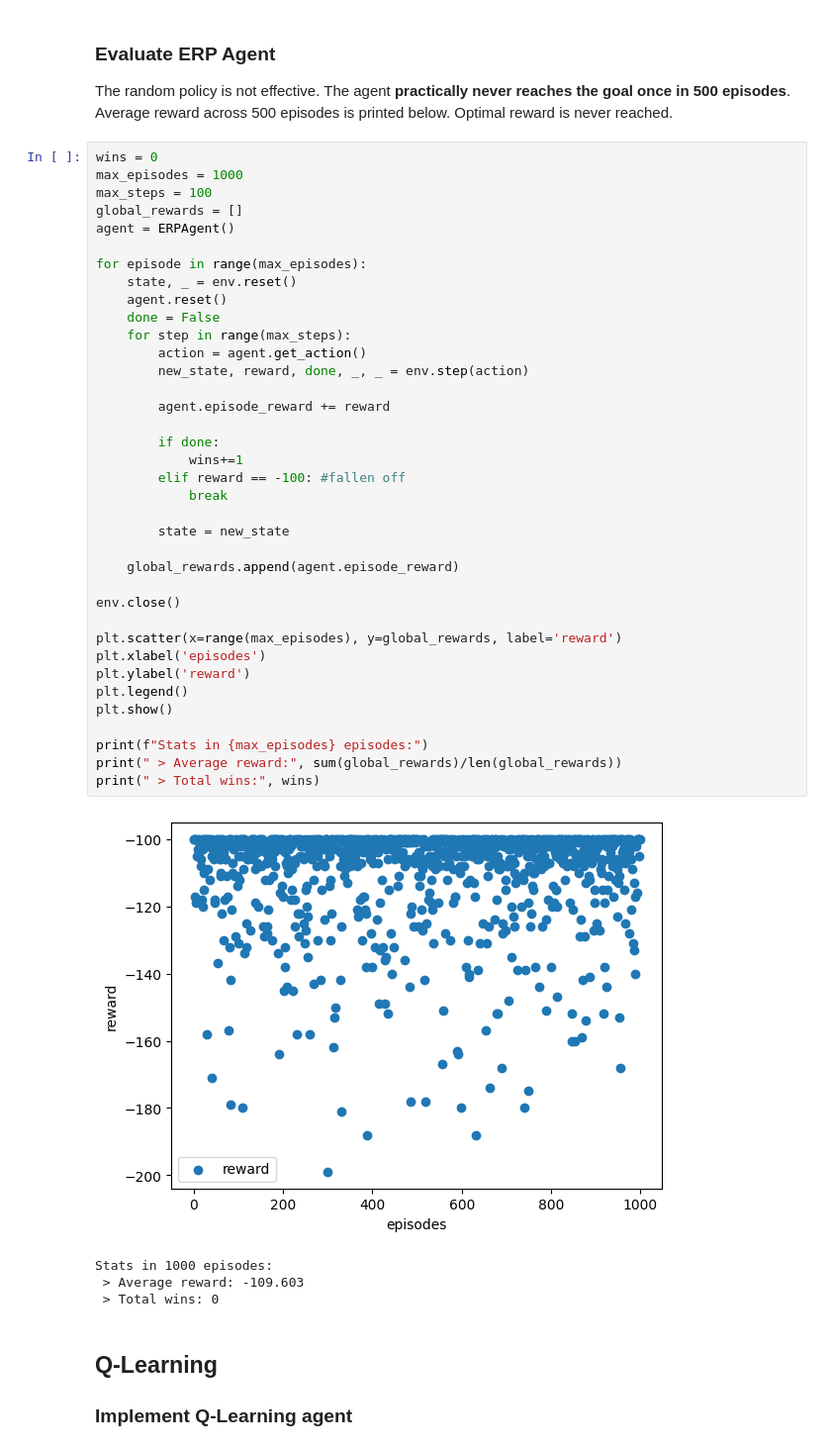
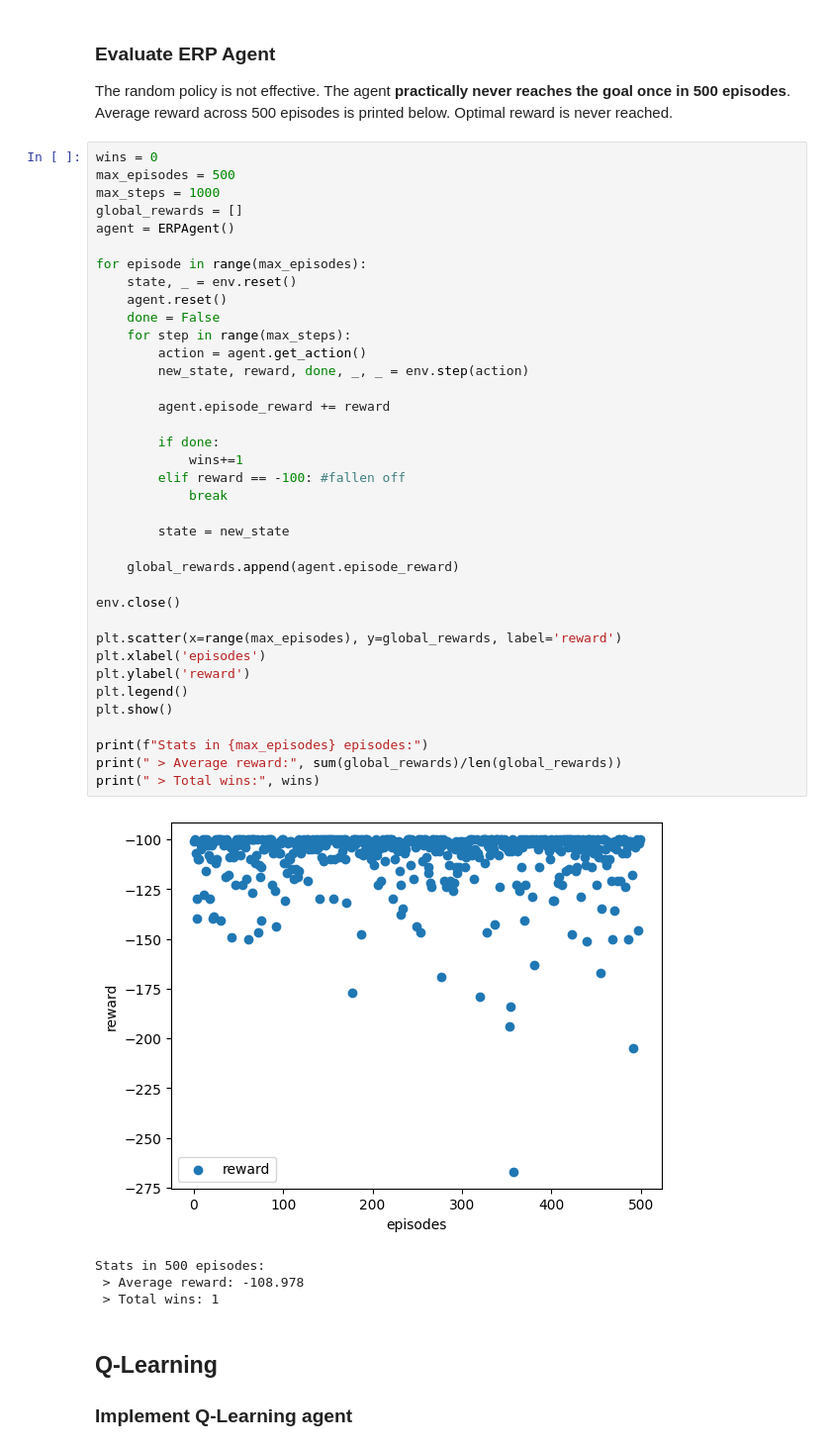
Before and after one commit to umutucak/introML, a Jupyter notebook: assignment2/task_B.ipynb, the cells around one changed output. Shown: that part at 99% size. Drawn from its saved outputs; the diff is of its cells as text.

```diff
--- a/assignment2/task_B.ipynb
+++ b/assignment2/task_B.ipynb
@@ -51,8 +51,8 @@ class ERPAgent():
 The random policy is not effective. The agent **practically never reaches the goal once in 500 episodes**. Average reward across 500 episodes is printed below. Optimal reward is never reached.
 # %%
 wins = 0
-max_episodes = 1000
-max_steps = 100
+max_episodes = 500
+max_steps = 1000
 global_rewards = []
 agent = ERPAgent()
 
@@ -60,37 +60,37 @@ for episode in range(max_episodes):
     state, _ = env.reset()
     agent.reset()
     done = False
     for step in range(max_steps):
         action = agent.get_action()
         new_state, reward, done, _, _ = env.step(action)
 
         agent.episode_reward += reward
 
         if done:
             wins+=1
         elif reward == -100: #fallen off
             break
 
         state = new_state
 
     global_rewards.append(agent.episode_reward)
 
 env.close()
 
 plt.scatter(x=range(max_episodes), y=global_rewards, label='reward')
 plt.xlabel('episodes')
 plt.ylabel('reward')
 plt.legend()
 plt.show()
 
 print(f"Stats in {max_episodes} episodes:")
 print(" > Average reward:", sum(global_rewards)/len(global_rewards))
 print(" > Total wins:", wins)
 # %% [output]
-[figure, old version]
+[figure, new version]
-Stats in 1000 episodes:
- > Average reward: -109.603
- > Total wins: 0
+Stats in 500 episodes:
+ > Average reward: -108.978
+ > Total wins: 1
 # %% [markdown]
 ## Q-Learning
 ### Implement Q-Learning agent
```
